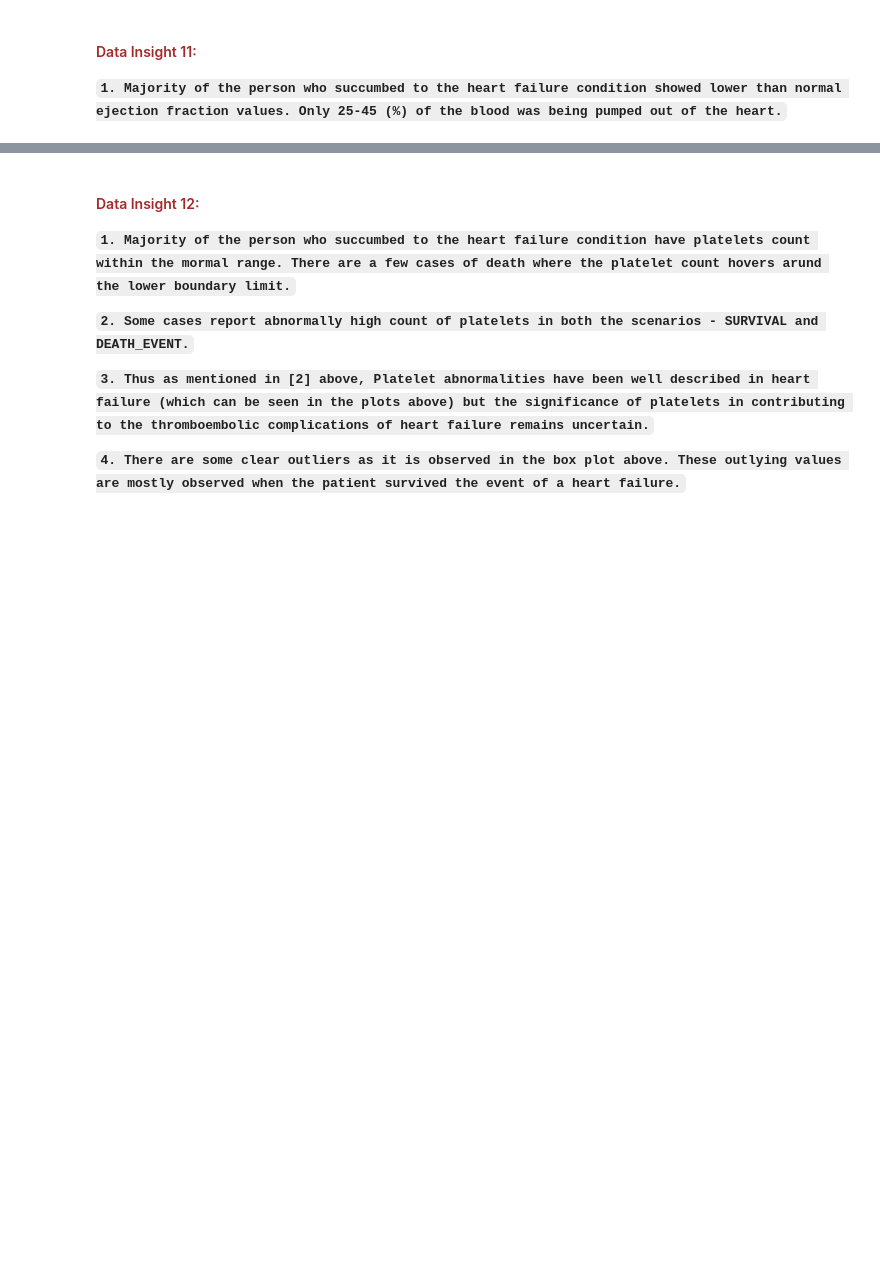
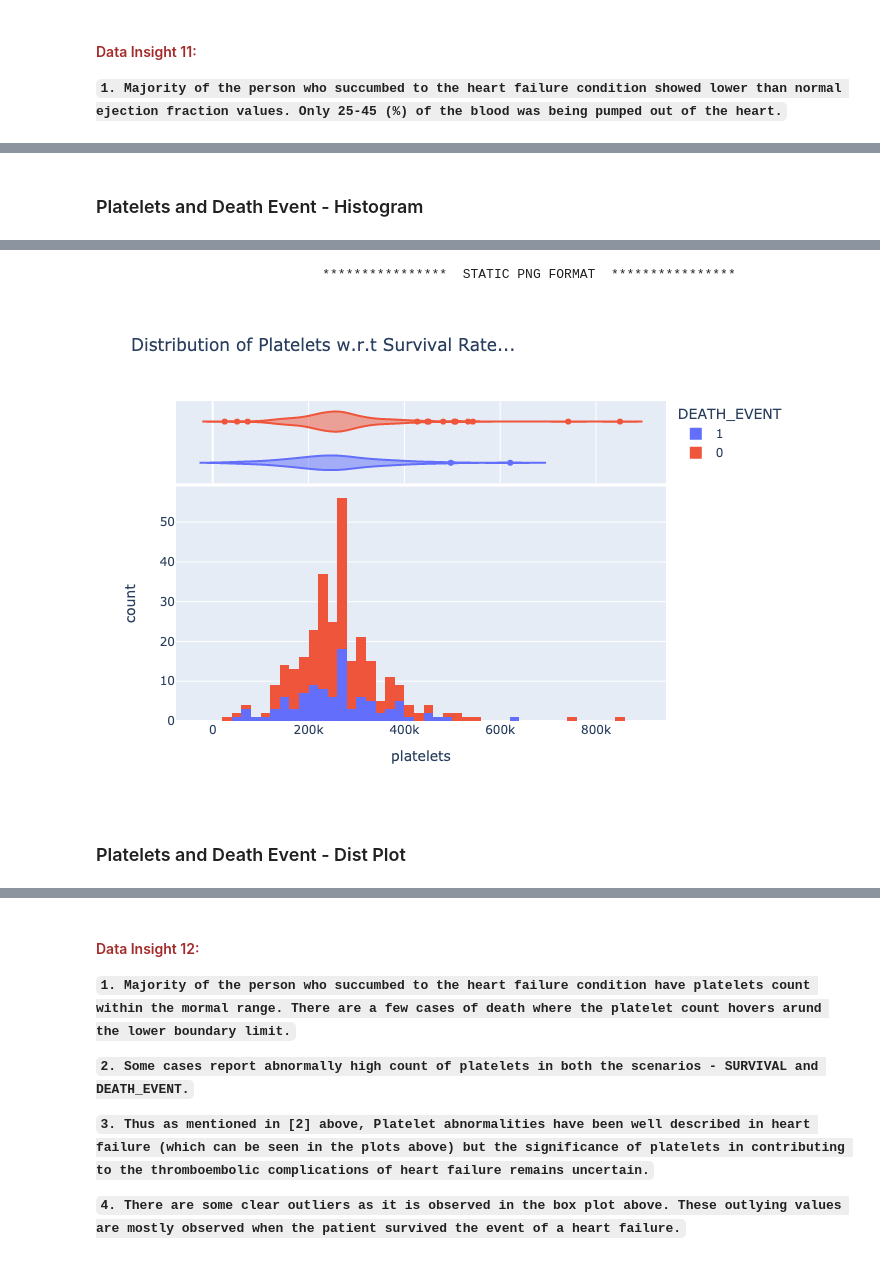
Before and after one commit to sauravmishra1710/Heart-Failure-Condition-And-Survival-Analysis, a Jupyter notebook: Exploratory_Data_Analysis.ipynb, the cells around one changed output, grey strips where cells are left out. Saved outputs shown, nothing was run; the diff lists cells and outputs as text; code cells hidden in the pictures; blank space fills up the shorter version.

```diff
--- a/Exploratory_Data_Analysis.ipynb
+++ b/Exploratory_Data_Analysis.ipynb
@@ -694,0 +637,11 @@ fig.show("png")
+# %% [markdown]
+### Platelets and Death Event - Histogram
+# %%
+utils.constructPxHistogram(data_frame = heart_faliure_data,
+                     x = "platelets",
+                     color = "DEATH_EVENT",
+                     marginal = "violin",
+                     hover_data=heart_faliure_data.columns,
+                     title = "Distribution of Platelets w.r.t Survival Rate...",
+                     export_to_png = True)
+# %% [output]
@@ -695,3 +649,7 @@ fig.show("png")
+                             ****************  STATIC PNG FORMAT  ****************
+[figure, added]
+# %% [markdown]
+### Platelets and Death Event - Dist Plot
 # %%
 platelet_survived = heart_faliure_data[heart_faliure_data["DEATH_EVENT"] == 0]["platelets"]
 platelet_not_survived = heart_faliure_data[heart_faliure_data["DEATH_EVENT"] == 1]["platelets"]
```
Also changed, not shown: parts of 43 cells of this notebook.
